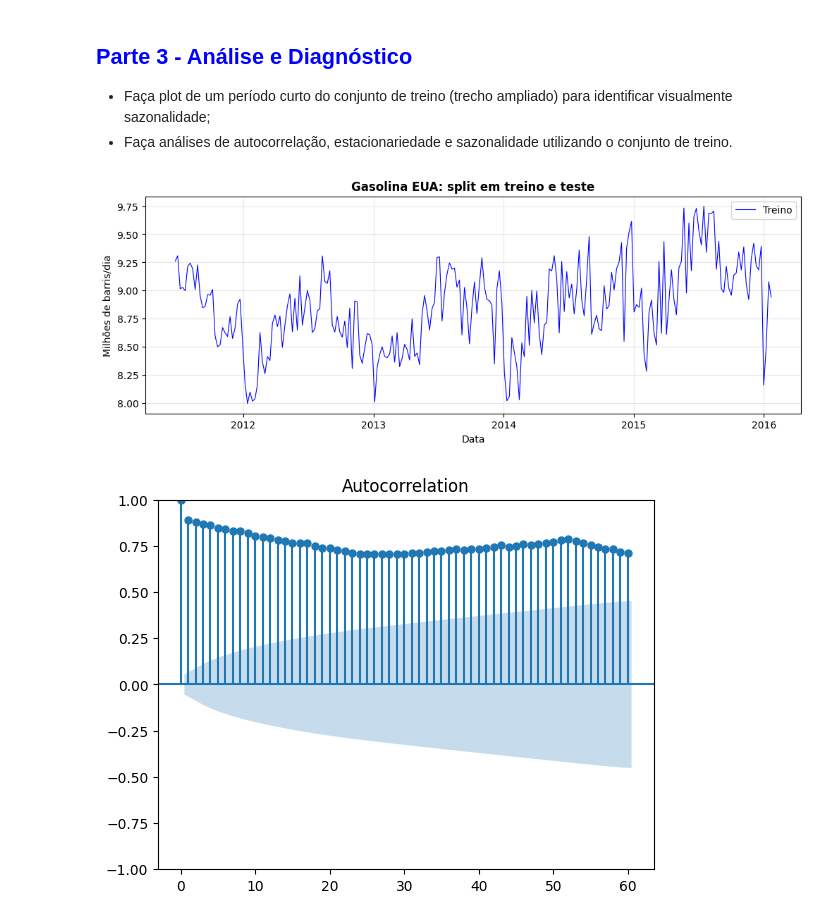
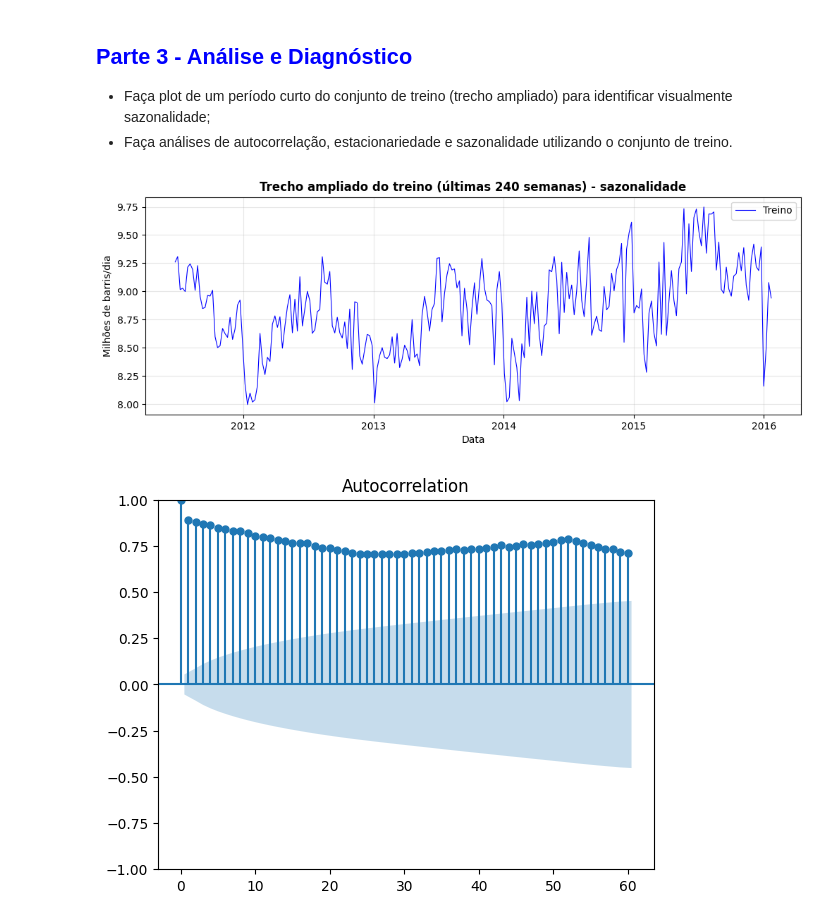
Before and after one commit to giu-garrido/ast-gasolina-eua, a Jupyter notebook: notebooks/AST_2026_Trabalho_Final_Problema_05_Gasolina_EUA.ipynb, the cells around one changed output. Drawn from its saved outputs; the diff is of its cells as text; code cells hidden in the pictures.

```diff
--- a/notebooks/AST_2026_Trabalho_Final_Problema_05_Gasolina_EUA.ipynb
+++ b/notebooks/AST_2026_Trabalho_Final_Problema_05_Gasolina_EUA.ipynb
@@ -206,15 +248,15 @@ Nada a ajustar.
 # %%
 plt.figure(figsize=(12, 4))
 plt.xlim()
 plt.plot(train_df[-240:].Volume_Milhoes_Barris_Dia, label="Treino", color="blue", linewidth=0.8)
-plt.title("Gasolina EUA: split em treino e teste", fontweight="bold")
+plt.title("Trecho ampliado do treino (últimas 240 semanas) - sazonalidade", fontweight="bold")
 plt.xlabel("Data")
 plt.ylabel("Milhões de barris/dia")
 plt.grid(alpha=0.3)
 plt.legend()
 plt.show()
 # %% [output]
-[figure, old version]
+[figure, new version]
 # %%
 plot_acf(train_df.Volume_Milhoes_Barris_Dia, lags=60)
 plt.show()
```
Also changed, not shown: parts of 50 cells of this notebook.
